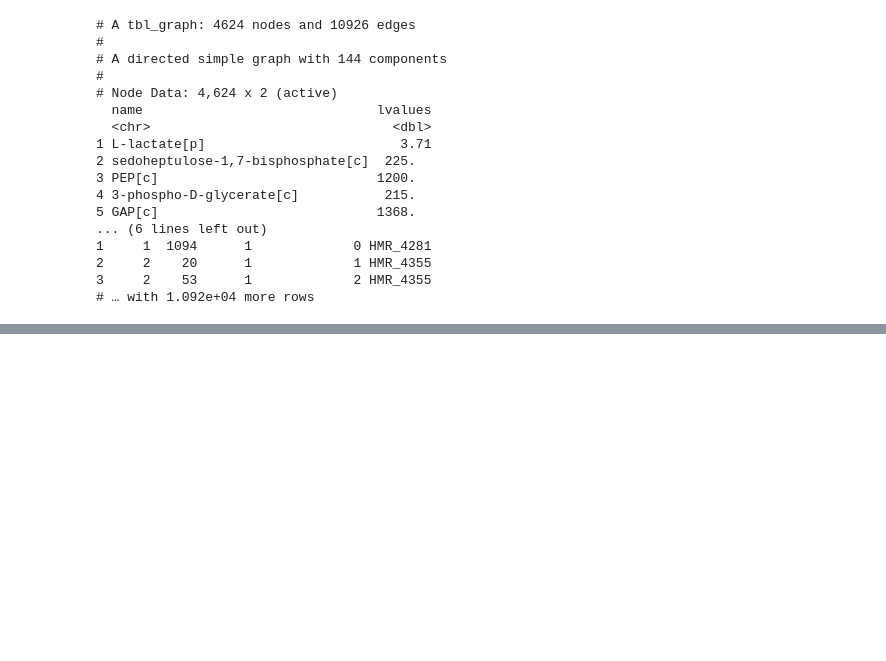
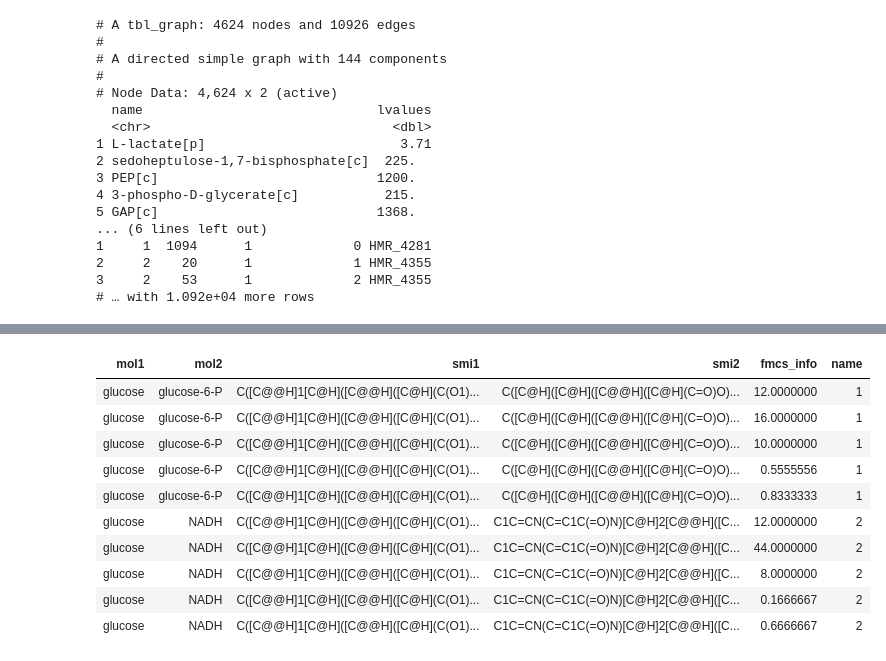
Before and after one commit to alperyilmaz/binder-chemminer, a Jupyter notebook: index.ipynb, the cells around one changed output, grey strips where cells are left out. Drawn from its saved outputs; the diff is of its cells as text; code cells hidden in the pictures; blank space fills up the shorter version.

```diff
--- a/index.ipynb
+++ b/index.ipynb
@@ -62,0 +92,6 @@ human_ma
+# %%
+smiles2fmcs <- function(mol1,mol2){
+  sdfset <- smiles2sdf(c(cmp1=mol1,cmp2=mol2))
+  result <- fmcs(sdfset[1], sdfset[2], fast=TRUE)
+  result
+}
@@ -62,0 +121,17 @@ human_ma
+# %%
+fmcs_test_all <- compare_mol %>%
+  mutate(fmcs_info = map2(smi1,smi2,~ smiles2fmcs(.x,.y)))
+
+fmcs_test_all %>% unnest(fmcs_info, .id = "name")
+# %% [output]
+| mol1 | mol2 | smi1 | smi2 | fmcs_info | name |
+| glucose | glucose-6-P | C([C@@H]1[C@H]([C@@H]([C@H](C(O1)... | C([C@H]([C@H]([C@@H]([C@H](C=O)O)... | 12.0000000 | 1 |
+| glucose | glucose-6-P | C([C@@H]1[C@H]([C@@H]([C@H](C(O1)... | C([C@H]([C@H]([C@@H]([C@H](C=O)O)... | 16.0000000 | 1 |
+| glucose | glucose-6-P | C([C@@H]1[C@H]([C@@H]([C@H](C(O1)... | C([C@H]([C@H]([C@@H]([C@H](C=O)O)... | 10.0000000 | 1 |
+| glucose | glucose-6-P | C([C@@H]1[C@H]([C@@H]([C@H](C(O1)... | C([C@H]([C@H]([C@@H]([C@H](C=O)O)... | 0.5555556 | 1 |
+| glucose | glucose-6-P | C([C@@H]1[C@H]([C@@H]([C@H](C(O1)... | C([C@H]([C@H]([C@@H]([C@H](C=O)O)... | 0.8333333 | 1 |
+| glucose | NADH | C([C@@H]1[C@H]([C@@H]([C@H](C(O1)... | C1C=CN(C=C1C(=O)N)[C@H]2[C@@H]([C... | 12.0000000 | 2 |
+| glucose | NADH | C([C@@H]1[C@H]([C@@H]([C@H](C(O1)... | C1C=CN(C=C1C(=O)N)[C@H]2[C@@H]([C... | 44.0000000 | 2 |
+| glucose | NADH | C([C@@H]1[C@H]([C@@H]([C@H](C(O1)... | C1C=CN(C=C1C(=O)N)[C@H]2[C@@H]([C... | 8.0000000 | 2 |
+| glucose | NADH | C([C@@H]1[C@H]([C@@H]([C@H](C(O1)... | C1C=CN(C=C1C(=O)N)[C@H]2[C@@H]([C... | 0.1666667 | 2 |
+| glucose | NADH | C([C@@H]1[C@H]([C@@H]([C@H](C(O1)... | C1C=CN(C=C1C(=O)N)[C@H]2[C@@H]([C... | 0.6666667 | 2 |
```
Also changed, not shown: parts of 11 cells of this notebook, 2 other files.
